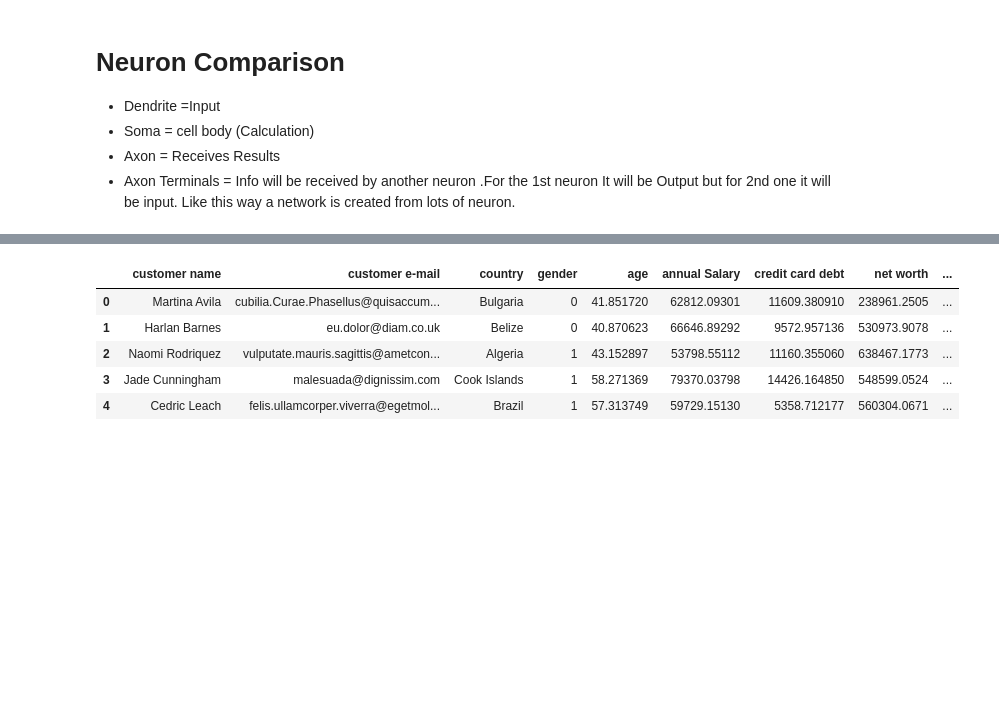
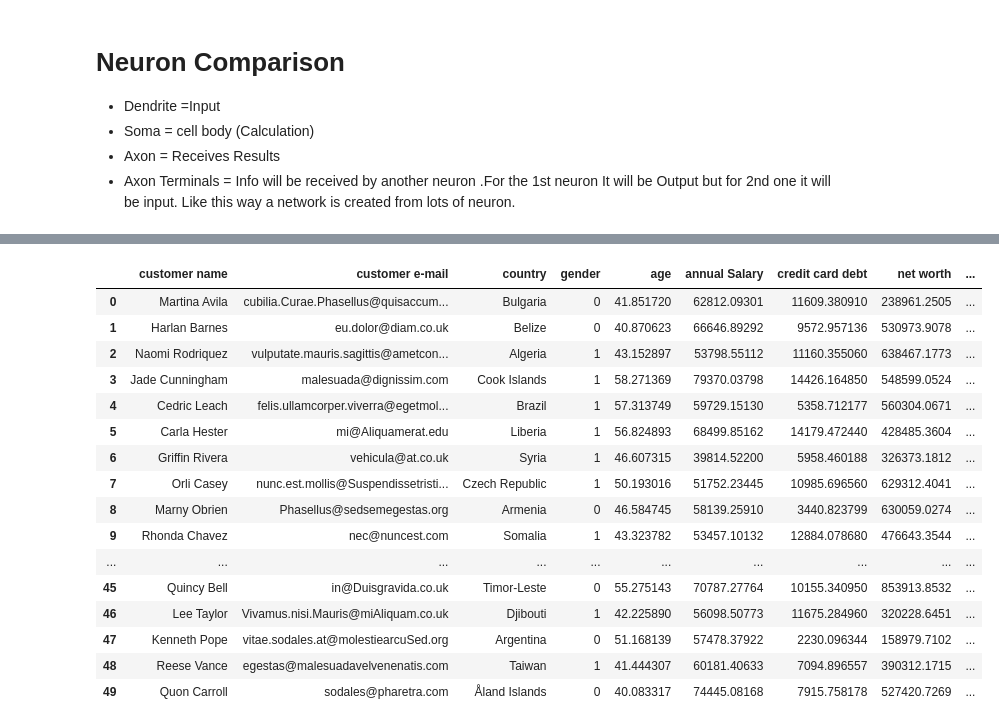
Before and after one commit to shakil1819/CSE442-Machine-Learning-Sessional, a Jupyter notebook: Week 8 - CNN ANN/Car_Purchase.ipynb, the cells around one changed output, grey strips where cells are left out. Cells and saved outputs as stored; diff of their text form; code cells hidden in the pictures; blank space fills up the shorter version.

```diff
--- a/Week 8 - CNN ANN/Car_Purchase.ipynb
+++ b/Week 8 - CNN ANN/Car_Purchase.ipynb
@@ -33,11 +33,22 @@ from warnings import filterwarnings
 # %%
 path = "https://raw.githubusercontent.com/shakil1819/CSE442-Machine-Learning-Sessional/main/Week%208%20-%20CNN%20ANN/car_purchasing.csv"
 df = pd.read_csv(path , encoding='latin-1')
-df.head()
+df.head(50)
 # %% [output]
 |  | customer name | customer e-mail | country | gender | age | annual Salary | credit card debt | net worth | ... |
 | 0 | Martina Avila | cubilia.Curae.Phasellus@quisaccum... | Bulgaria | 0 | 41.851720 | 62812.09301 | 11609.380910 | 238961.2505 | ... |
 | 1 | Harlan Barnes | eu.dolor@diam.co.uk | Belize | 0 | 40.870623 | 66646.89292 | 9572.957136 | 530973.9078 | ... |
 | 2 | Naomi Rodriquez | vulputate.mauris.sagittis@ametcon... | Algeria | 1 | 43.152897 | 53798.55112 | 11160.355060 | 638467.1773 | ... |
 | 3 | Jade Cunningham | malesuada@dignissim.com | Cook Islands | 1 | 58.271369 | 79370.03798 | 14426.164850 | 548599.0524 | ... |
 | 4 | Cedric Leach | felis.ullamcorper.viverra@egetmol... | Brazil | 1 | 57.313749 | 59729.15130 | 5358.712177 | 560304.0671 | ... |
+| 5 | Carla Hester | mi@Aliquamerat.edu | Liberia | 1 | 56.824893 | 68499.85162 | 14179.472440 | 428485.3604 | ... |
+| 6 | Griffin Rivera | vehicula@at.co.uk | Syria | 1 | 46.607315 | 39814.52200 | 5958.460188 | 326373.1812 | ... |
+| 7 | Orli Casey | nunc.est.mollis@Suspendissetristi... | Czech Republic | 1 | 50.193016 | 51752.23445 | 10985.696560 | 629312.4041 | ... |
+| 8 | Marny Obrien | Phasellus@sedsemegestas.org | Armenia | 0 | 46.584745 | 58139.25910 | 3440.823799 | 630059.0274 | ... |
+| 9 | Rhonda Chavez | nec@nuncest.com | Somalia | 1 | 43.323782 | 53457.10132 | 12884.078680 | 476643.3544 | ... |
+| ... | ... | ... | ... | ... | ... | ... | ... | ... | ... |
+| 45 | Quincy Bell | in@Duisgravida.co.uk | Timor-Leste | 0 | 55.275143 | 70787.27764 | 10155.340950 | 853913.8532 | ... |
+| 46 | Lee Taylor | Vivamus.nisi.Mauris@miAliquam.co.uk | Djibouti | 1 | 42.225890 | 56098.50773 | 11675.284960 | 320228.6451 | ... |
+| 47 | Kenneth Pope | vitae.sodales.at@molestiearcuSed.org | Argentina | 0 | 51.168139 | 57478.37922 | 2230.096344 | 158979.7102 | ... |
+| 48 | Reese Vance | egestas@malesuadavelvenenatis.com | Taiwan | 1 | 41.444307 | 60181.40633 | 7094.896557 | 390312.1715 | ... |
+| 49 | Quon Carroll | sodales@pharetra.com | Åland Islands | 0 | 40.083317 | 74445.08168 | 7915.758178 | 527420.7269 | ... |
```
